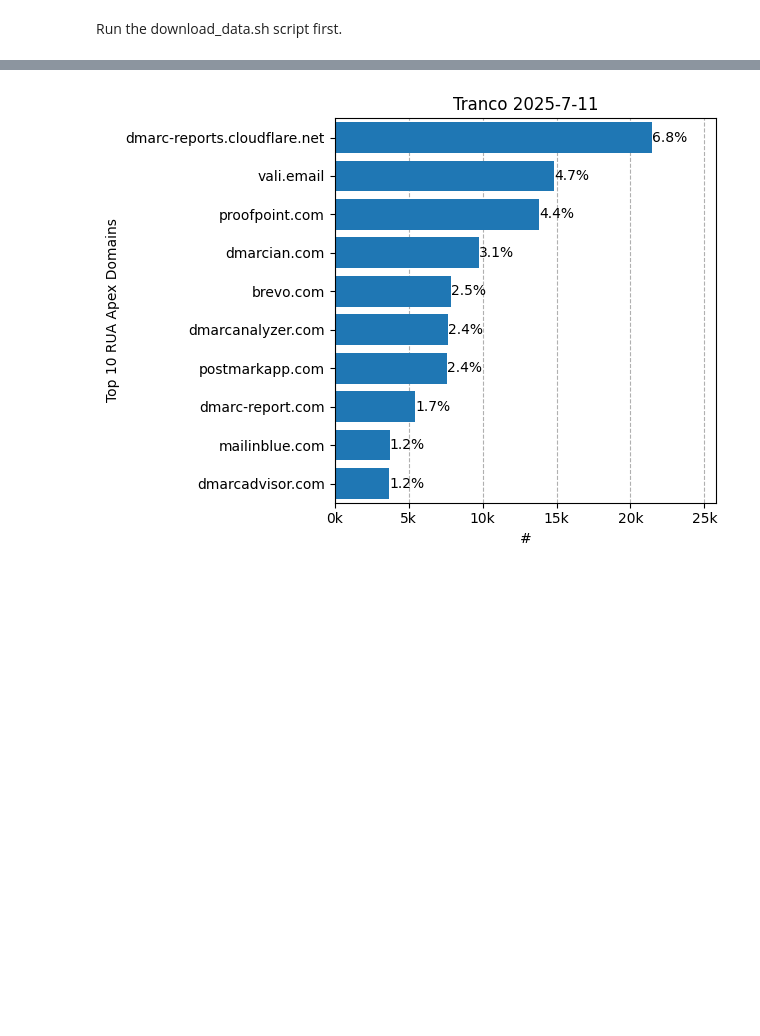
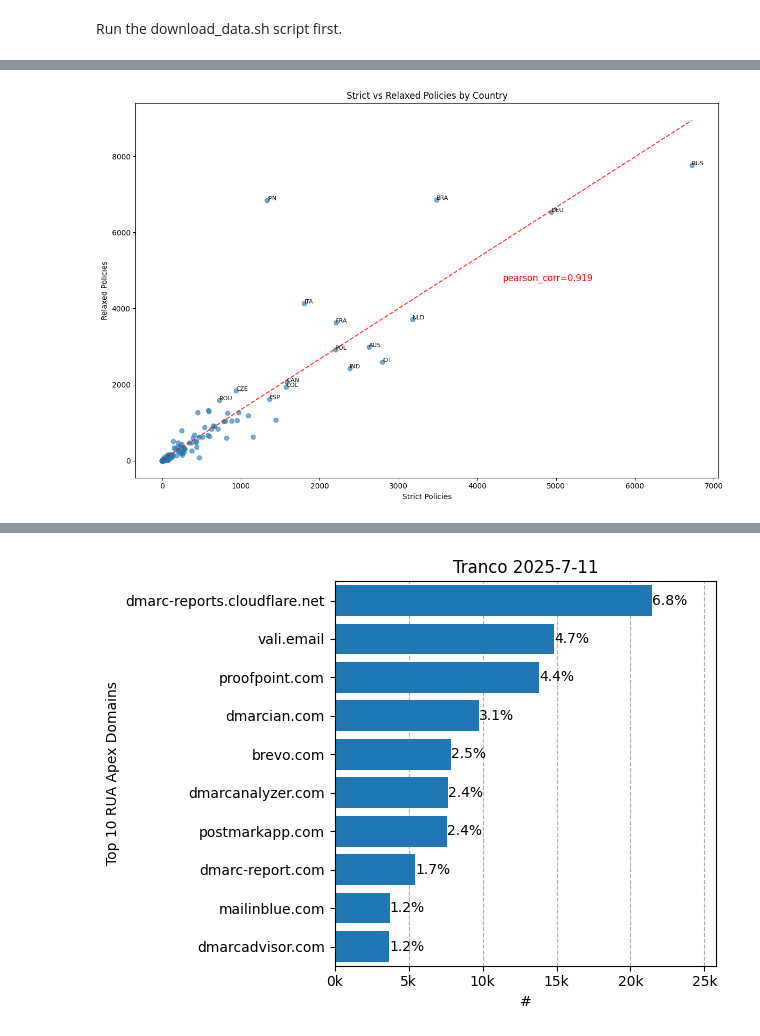
Before and after one commit to internettransparency/dmarc-cctld-research, a Jupyter notebook: notebooks/process-results.ipynb, the cells around one changed output, grey strips where cells are left out. Cells and saved outputs as stored; diff of their text form; code cells hidden in the pictures; blank space fills up the shorter version.

```diff
--- a/notebooks/process-results.ipynb
+++ b/notebooks/process-results.ipynb
@@ -43,0 +74,5 @@ Run the download_data.sh script first.
+# %%
+input_path = f"../data/oi-warehouse/testing/source=tranco/cctld_dmarc/year={start_date.year}/month={start_date.month:02d}/day={start_date.day:02d}"
+
+cctld_dmarc_pdf = pd.read_parquet(input_path)
+print(cctld_dmarc_pdf.info())
@@ -43,0 +97,11 @@ Run the download_data.sh script first.
+# %%
+def is_policy_strict(p, sp):
+    if p in ['none', None, 'invalid']:
+        return False
+    if sp in ['none', 'invalid']:
+        return False
+    return True
+
+
+cctld_dmarc_pdf['is_policy_strict'] = cctld_dmarc_pdf[["p", "sp"]].apply(lambda x: is_policy_strict(x.iloc[0], x.iloc[1]), axis=1)
+display(cctld_dmarc_pdf.head(5))
@@ -43,0 +166,57 @@ Run the download_data.sh script first.
+# %%
+def strict_relaxed_policy_correlation(policy_counts_pdf, threshold):
+
+    plt.figure(figsize=(12, 8))
+    plt.scatter(policy_counts_pdf['strict_policies'], policy_counts_pdf['relaxed_policies'], alpha=0.6)
+
+    # Calculate Pearson correlation
+    pearson_r, p_value = stats.pearsonr(policy_counts_pdf['strict_policies'],
+                                        policy_counts_pdf['relaxed_policies'])
+
+    # Calculate regression line
+    z = np.polyfit(policy_counts_pdf['strict_policies'],
+                policy_counts_pdf['relaxed_policies'], 1)
+    p = np.poly1d(z)
+
+    # Plot regression line
+    x_line = np.linspace(policy_counts_pdf['strict_policies'].min(),
+                        policy_counts_pdf['strict_policies'].max(), 100)
+    plt.plot(x_line, p(x_line), "r--", alpha=0.8,
+            label=f'Regression line (r = {pearson_r:.3f}, p = {p_value:.3f})')
+
+    # Annotate Pearson r on the middle of the regression line
+    y_line = p(x_line)
+    mid_point_idx = len(x_line) // 2
+    mid_x = x_line[mid_point_idx] + threshold
+    mid_y = y_line[mid_point_idx]
+
+    # Calculate the angle of the line for text rotation
+    angle = np.degrees(np.arctan(z[0]))
+
+    # Add annotation with background box
+    plt.annotate(f'pearson_corr={pearson_r:.3f}',
+                xy=(mid_x, mid_y),
+                xytext=(0, 10),  # 10 points above the line
+                textcoords='offset points',
+                fontsize=12,
+                color='red',
+                ha='center',
+                #|bbox=dict(boxstyle='round,pad=0.3', facecolor='white', edgecolor='red', alpha=0.8)
+                )
+
+
+
+    # Add labels for interesting points (optional)
+    for idx, row in policy_counts_pdf.iterrows():
+        if row['strict_policies'] > threshold or row['relaxed_policies'] > threshold:
+            plt.annotate(row['country'], (row['strict_policies'], row['relaxed_policies']), fontsize=8)
+
+    plt.xlabel('Strict Policies')
+    plt.ylabel('Relaxed Policies')
+    plt.title('Strict vs Relaxed Policies by Country')
+    plt.tight_layout()
+    plt.show()
+
+strict_relaxed_policy_correlation(policy_counts_pdf.copy(), threshold=1500)
+# %% [output]
+[figure, added]
```
Also changed, not shown: parts of 15 cells of this notebook, 1 other file.
